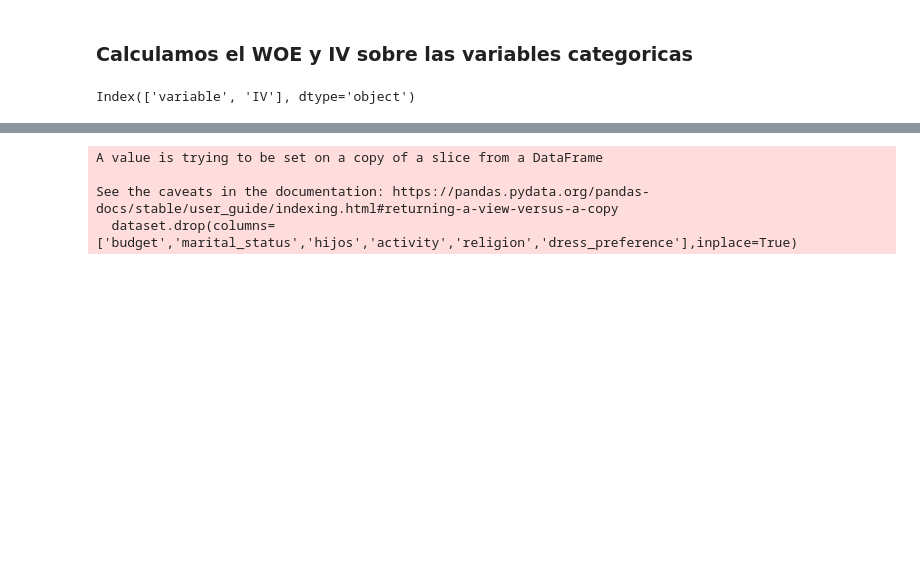
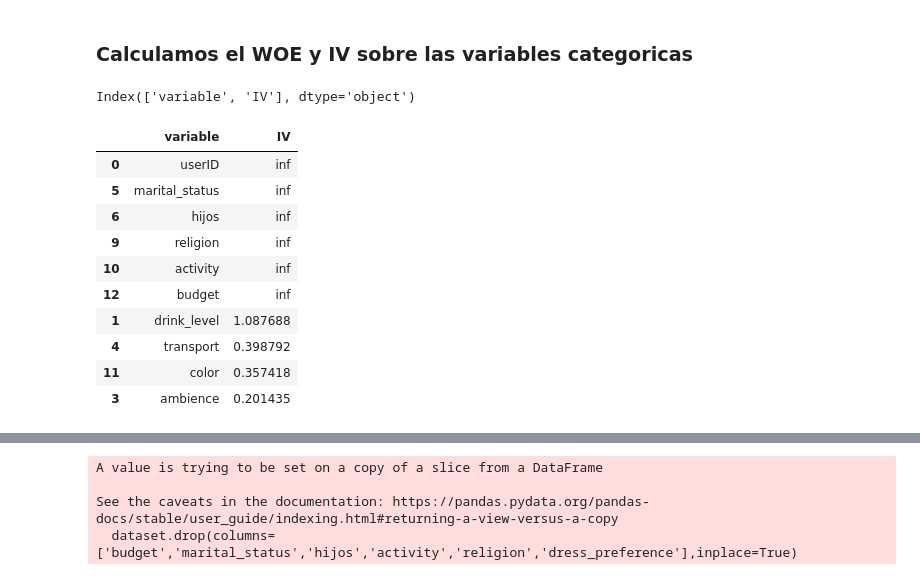
Before and after one commit to LaloCastillo20/Diplomado_DataSciene, a Jupyter notebook: practicas/examen/examen.ipynb, the cells around one changed output, grey strips where cells are left out. Drawn from its saved outputs; the diff is of its cells as text; code cells hidden in the pictures; blank space fills up the shorter version.

```diff
--- a/practicas/examen/examen.ipynb
+++ b/practicas/examen/examen.ipynb
@@ -526,6 +521,20 @@ woe_df,iv_df=P3.utils.calcular_woe_iv(dataset,'smoker')
 iv_df.columns
 # %% [output]
 Index(['variable', 'IV'], dtype='object')
+# %%
+iv_df.head(10)
+# %% [output]
+|  | variable | IV |
+| 0 | userID | inf |
+| 5 | marital_status | inf |
+| 6 | hijos | inf |
+| 9 | religion | inf |
+| 10 | activity | inf |
+| 12 | budget | inf |
+| 1 | drink_level | 1.087688 |
+| 4 | transport | 0.398792 |
+| 11 | color | 0.357418 |
+| 3 | ambience | 0.201435 |
 # %%
 iv_df
 # %% [output]
```
Also changed, not shown: parts of 20 cells of this notebook.
